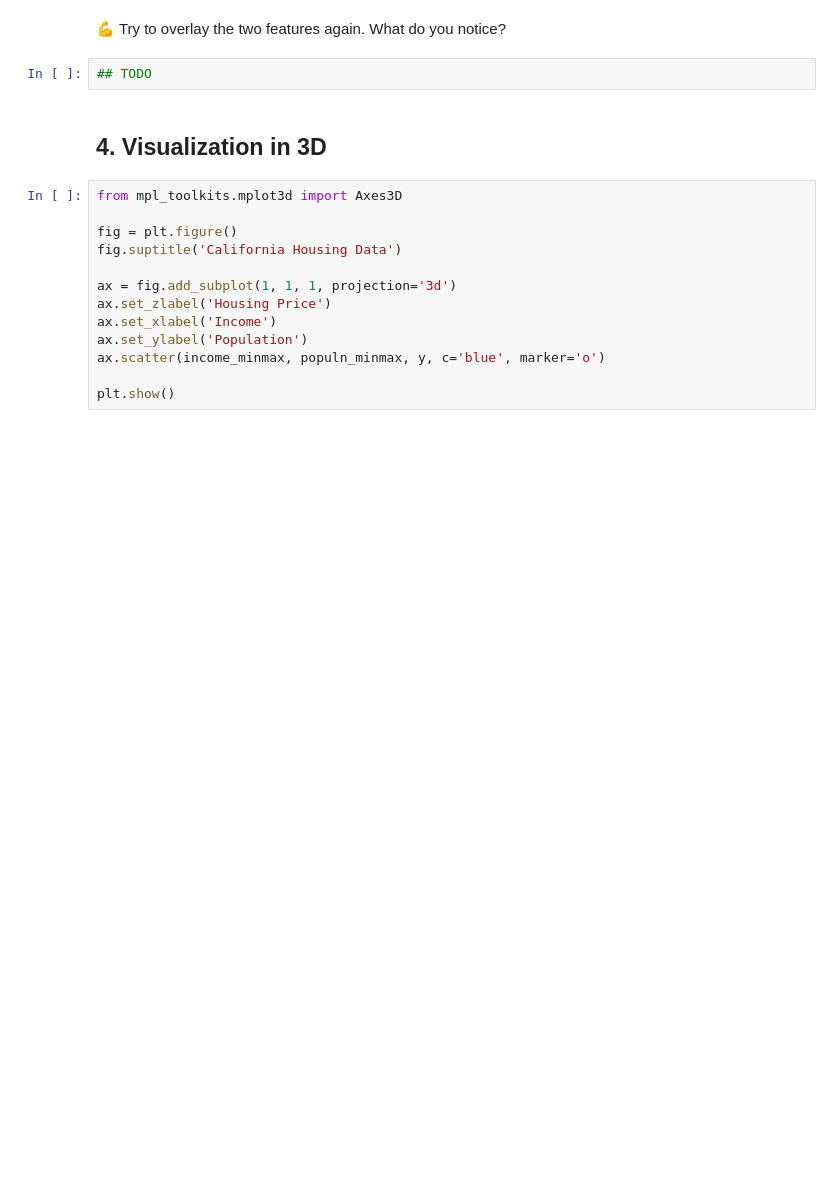
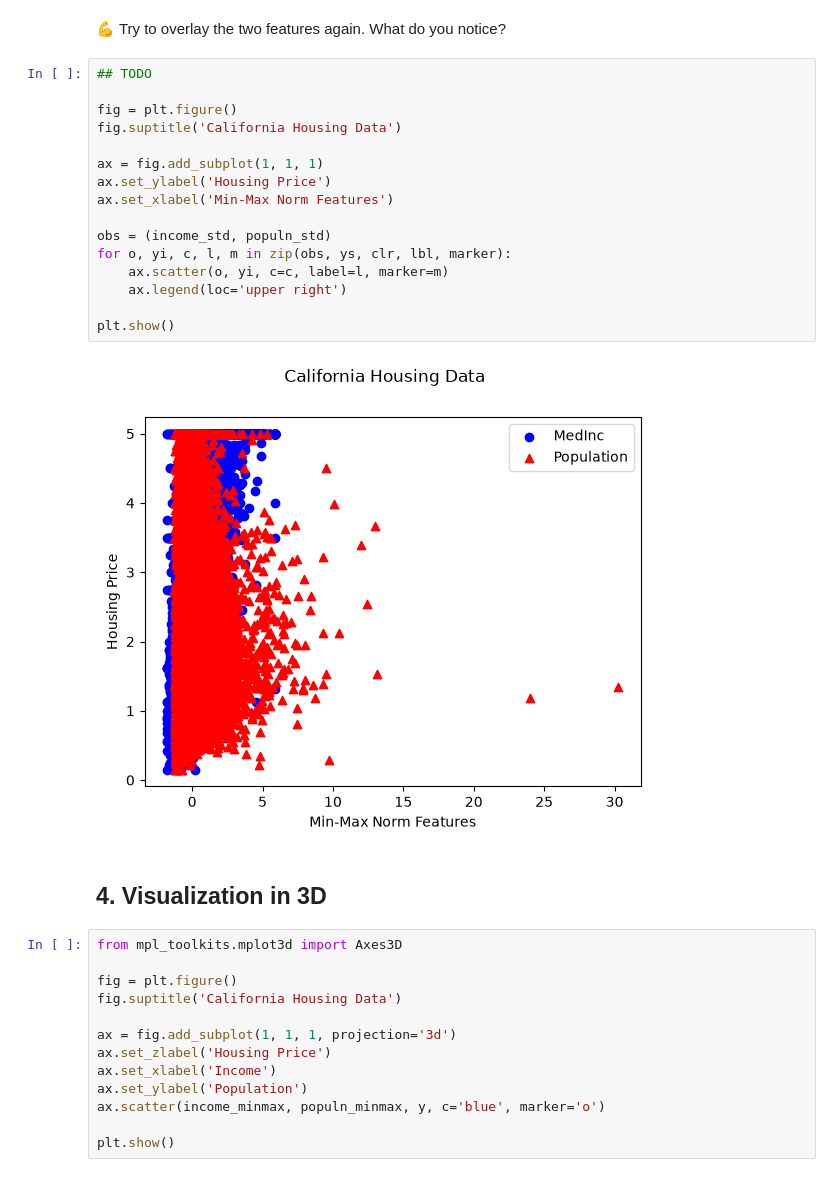
Before and after one commit to aisaiahmaguadog/cmsi5350-notes, a Jupyter notebook: Notebooks/Notebook_3_1.ipynb, the cells around one changed output. Cells and saved outputs as stored; diff of their text form; blank space fills up the shorter version.

```diff
--- a/Notebooks/Notebook_3_1.ipynb
+++ b/Notebooks/Notebook_3_1.ipynb
@@ -194,7 +256,23 @@ print(np.min(populn_std), np.max(populn_std))
 # %% [markdown]
 💪 Try to overlay the two features again. What do you notice?
-# %%
-## TODO
+# %%
+## TODO
+
+fig = plt.figure()
+fig.suptitle('California Housing Data')
+
+ax = fig.add_subplot(1, 1, 1)
+ax.set_ylabel('Housing Price')
+ax.set_xlabel('Min-Max Norm Features')
+
+obs = (income_std, populn_std)
+for o, yi, c, l, m in zip(obs, ys, clr, lbl, marker):
+    ax.scatter(o, yi, c=c, label=l, marker=m)
+    ax.legend(loc='upper right')
+
+plt.show()
+# %% [output]
+[figure, added]
 # %% [markdown]
 ## 4. Visualization in 3D
 # %%
```
Also changed, not shown: parts of 16 cells of this notebook, 1 other file.
